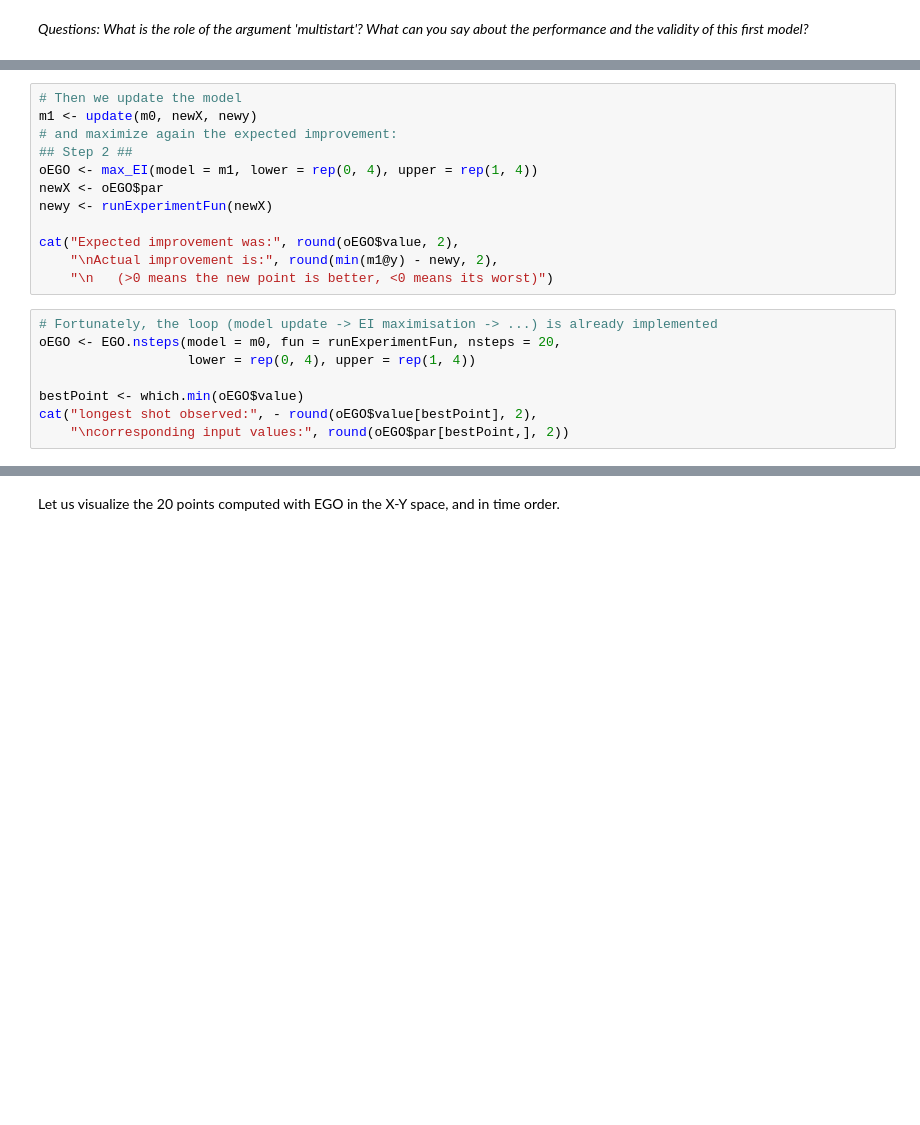
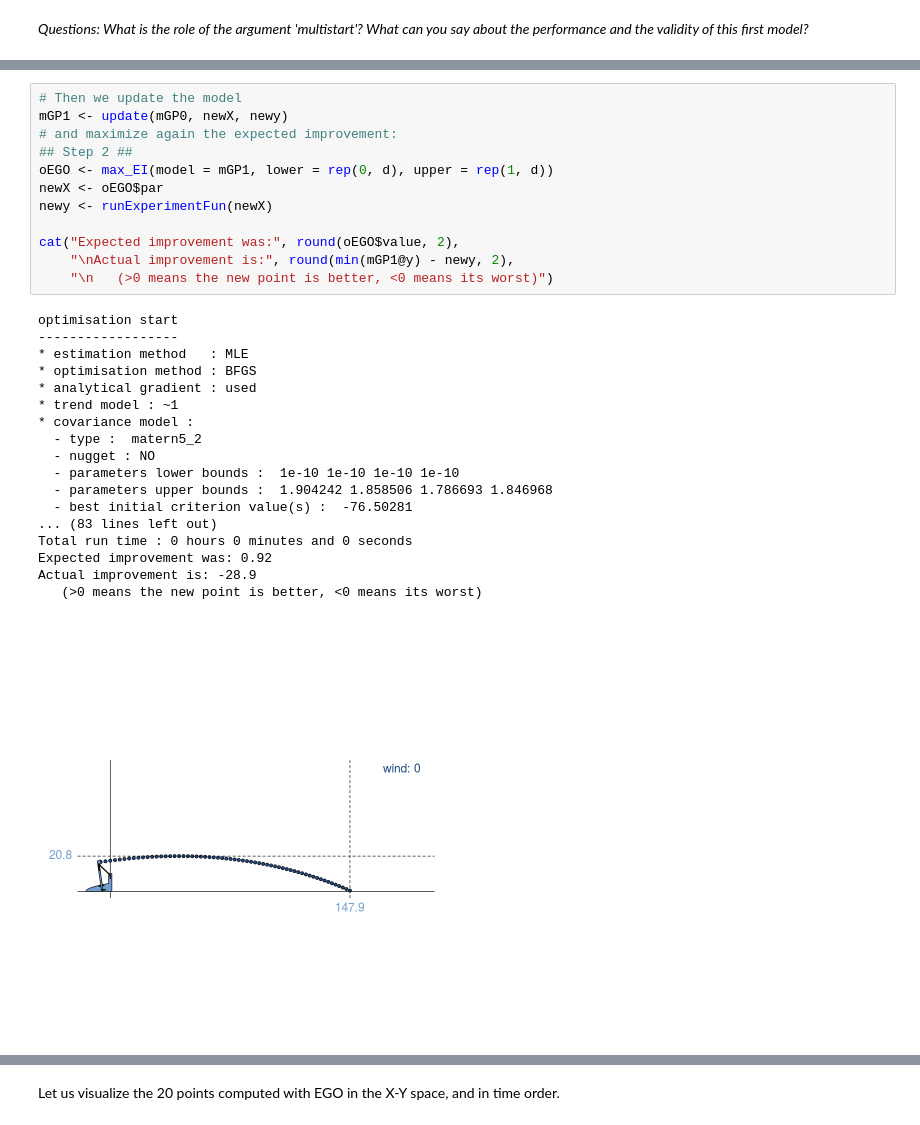
Before and after one commit to ZuluOscarUniform/Computer-experiments, a Jupyter notebook: ComputerExperiments-R-catapult.ipynb, the cells around one changed output, grey strips where cells are left out. Saved outputs shown, nothing was run; the diff lists cells and outputs as text; blank space fills up the shorter version.

```diff
--- a/ComputerExperiments-R-catapult.ipynb
+++ b/ComputerExperiments-R-catapult.ipynb
@@ -78,20 +218,31 @@ cat("Expected improvement was:", round(oEGO$value, 2),
 # %%
 # Then we update the model
-m1 <- update(m0, newX, newy)
+mGP1 <- update(mGP0, newX, newy)
 # and maximize again the expected improvement:
 ## Step 2 ##
-oEGO <- max_EI(model = m1, lower = rep(0, 4), upper = rep(1, 4))
+oEGO <- max_EI(model = mGP1, lower = rep(0, d), upper = rep(1, d))
 newX <- oEGO$par
 newy <- runExperimentFun(newX)
 
 cat("Expected improvement was:", round(oEGO$value, 2),
-    "\nActual improvement is:", round(min(m1@y) - newy, 2),
+    "\nActual improvement is:", round(min(mGP1@y) - newy, 2),
     "\n   (>0 means the new point is better, <0 means its worst)")
+# %% [output]
+optimisation start
+------------------
+* estimation method   : MLE
+* optimisation method : BFGS
+* analytical gradient : used
+* trend model : ~1
+* covariance model :
+  - type :  matern5_2
+  - nugget : NO
+  - parameters lower bounds :  1e-10 1e-10 1e-10 1e-10
+  - parameters upper bounds :  1.904242 1.858506 1.786693 1.846968
+  - best initial criterion value(s) :  -76.50281
+... (83 lines left out)
+Total run time : 0 hours 0 minutes and 0 seconds
+Expected improvement was: 0.92
+Actual improvement is: -28.9
+   (>0 means the new point is better, <0 means its worst)
+[figure, added]
-# %%
-# Fortunately, the loop (model update -> EI maximisation -> ...) is already implemented
-oEGO <- EGO.nsteps(model = m0, fun = runExperimentFun, nsteps = 20,
-                   lower = rep(0, 4), upper = rep(1, 4))
-
-bestPoint <- which.min(oEGO$value)
-cat("longest shot observed:", - round(oEGO$value[bestPoint], 2),
-    "\ncorresponding input values:", round(oEGO$par[bestPoint,], 2))
```
Also changed, not shown: parts of 13 cells of this notebook.
